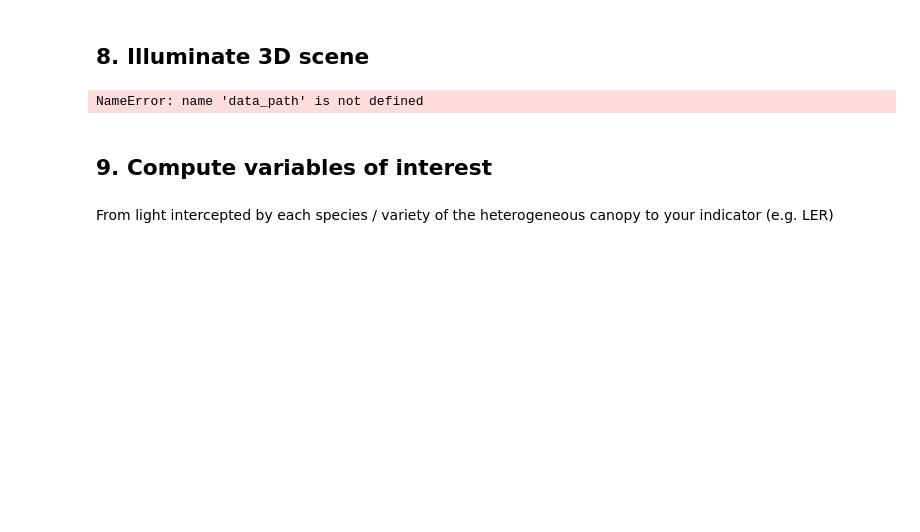
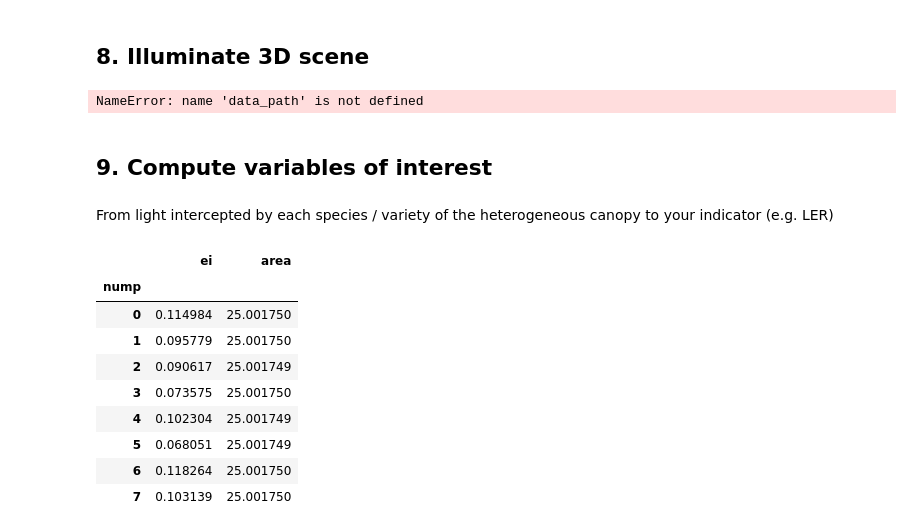
Before and after one commit to orianebro/ArchiCrop, a Jupyter notebook: tutorials/tutorial_UED.ipynb, the cells around one changed output. Saved outputs shown, nothing was run; the diff lists cells and outputs as text; code cells hidden in the pictures; blank space fills up the shorter version.

```diff
--- a/tutorials/tutorial_UED.ipynb
+++ b/tutorials/tutorial_UED.ipynb
@@ -77,13 +77,13 @@ Set topological, geometrical and developmental parameters, in a range correspond
 nb_phy=15 # number of phytomers on the main stem
 
 # Stem
-height=1.3*max(height_canopy) # potential plant height
+height=max(height_canopy) # potential plant height
 stem_q=1.1 # parameter for ligule height distribution along axis
 diam_base=2.5 # stem base diameter
 diam_top=1.5 # stem top diameter
 
 # Leaf blade area
-leaf_area=1.3*max(leaf_area_plant) # potential plant leaf area
+leaf_area=max(leaf_area_plant) # potential plant leaf area
 rmax=0.8 # parameter for leaf area distribution along axis
 skew=0.0005 # parameter for leaf area distribution along axis
 wl=0.12 # leaf blade width-to-length ratio
@@ -211,3 +211,46 @@ NameError: name 'data_path' is not defined
 ## 9. Compute variables of interest
 # %% [markdown]
 From light intercepted by each species / variety of the heterogeneous canopy to your indicator (e.g. LER)
+# %%
+import numpy as np
+import pandas as pd
+import openalea.archicrop.sky_sources as skys
+from openalea.archicrop.ltfs import illuminate
+from openalea.archicrop.stand import agronomic_plot
+
+plant.generate_potential_plant()
+g = plant.g
+
+# generate x,y position for a stand
+nplants, positions, domain, domain_area, unit = agronomic_plot(1, 1, sowing_density, inter_row, 0.75)
+plants = [g for i in range(nplants)]
+scene, nump = build_scene(plants, positions)
+# display_scene(scene)
+
+# vertical light interception
+cs, ei, df = illuminate(scene, scene_unit='cm')
+cs.plot(ei)
+
+
+# diffuse light interception
+# sources = skys.sky_sources()
+# cs, ei, df = illuminate(scene, light=sources, scene_unit='cm')
+# cs.plot(ei)
+
+# get score per plant
+def score(res):
+    return pd.Series({'ei':(res.Ei*res.area).sum() / res.area.sum(),
+                              'area': res.area.sum()})
+df['nump']=nump
+df.groupby('nump').apply(score)
+# %% [output]
+|  | ei | area |
+| nump |  |  |
+| 0 | 0.114984 | 25.001750 |
+| 1 | 0.095779 | 25.001750 |
+| 2 | 0.090617 | 25.001749 |
+| 3 | 0.073575 | 25.001750 |
+| 4 | 0.102304 | 25.001749 |
+| 5 | 0.068051 | 25.001749 |
+| 6 | 0.118264 | 25.001750 |
+| 7 | 0.103139 | 25.001750 |
```
Also changed, not shown: parts of 1 cell of this notebook, 3 other files.
